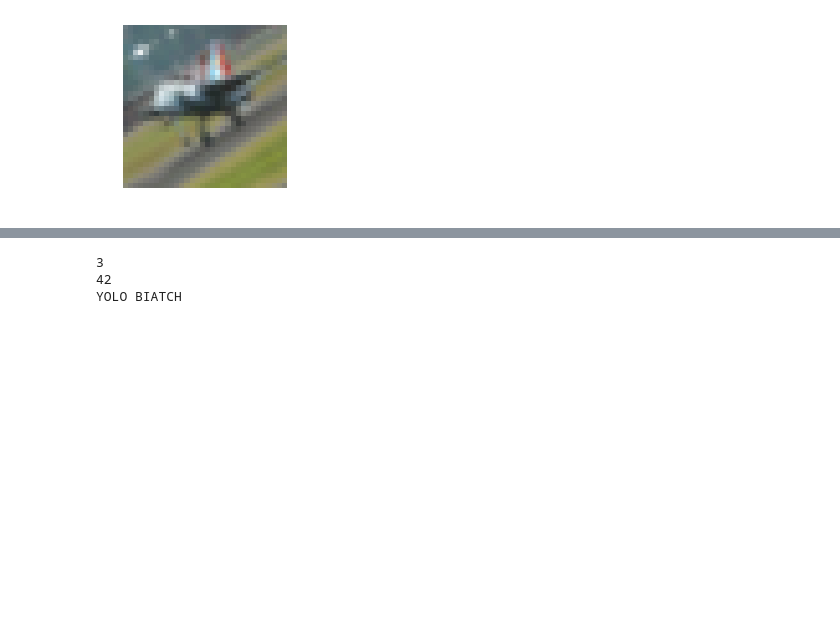
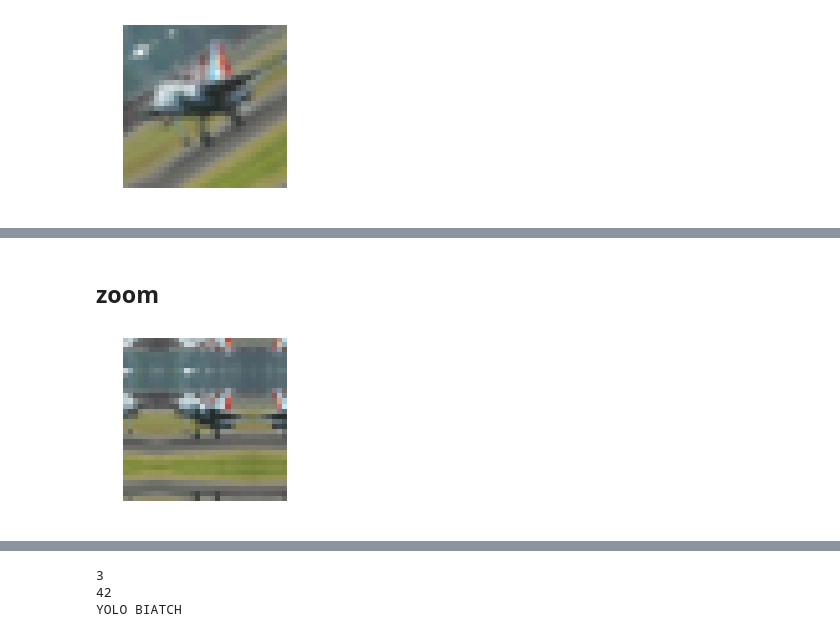
Before and after one commit to anhquan0412/fastai_v1, a Jupyter notebook: my_note/002_images.ipynb, the cells around one changed output, grey strips where cells are left out. Saved outputs shown, nothing was run; the diff lists cells and outputs as text; code cells hidden in the pictures; blank space fills up the shorter version.

```diff
--- a/my_note/002_images.ipynb
+++ b/my_note/002_images.ipynb
@@ -1195,6 +1281,9 @@ def grid_sample(x:TensorImage, coords:FlowField, mode:str='bilinear', padding_mo
     return F.grid_sample(x[None], coords, mode=mode, padding_mode=padding_mode)[0]
 
 def affine_grid(size:TensorImageSize)->FlowField:
+    '''
+    Create a (1,h,w,2) contains coord (x,y) on an evenly separated grid from -1 to 1. See example c_temp below
+    '''
     size = ((1,)+size)
     N, C, H, W = size
     grid = FloatTensor(N, H, W, 2)
@@ -1292,0 +1409,40 @@ xi().affine(rotate, 30).show()
+# %%
+#export
+class TfmAffine(Transform):
+    "Wraps affine tfm funcs"
+    order,_wrap = 5,'affine'
+class TfmPixel(Transform):
+    "Wraps pixel tfm funcs"
+    order,_wrap = 10,'pixel'
+
+@TfmAffine
+def rotate(degrees:uniform):
+    "Affine func that rotates the image"
+    angle = degrees * math.pi / 180
+    return [[cos(angle), -sin(angle), 0.],
+            [sin(angle),  cos(angle), 0.],
+            [0.        ,  0.        , 1.]]
+
+def get_zoom_mat(sw:float, sh:float, c:float, r:float)->AffineMatrix:
+    "`sw`,`sh` scale width,height - `c`,`r` focus col,row"
+    return [[sw, 0,  c],
+            [0, sh,  r],
+            [0,  0, 1.]]
+
+@TfmAffine
+def zoom(scale:uniform=1.0, row_pct:uniform=0.5, col_pct:uniform=0.5):
+    "Zoom image by `scale`. `row_pct`,`col_pct` select focal point of zoom"
+    s = 1-1/scale
+    col_c = s * (2*col_pct - 1)
+    row_c = s * (2*row_pct - 1)
+    return get_zoom_mat(1/scale, 1/scale, col_c, row_c)
+
+@TfmAffine
+def squish(scale:uniform=1.0, row_pct:uniform=0.5, col_pct:uniform=0.5):
+    "Squish image by `scale`. `row_pct`,`col_pct` select focal point of zoom"
+    if scale <= 1:
+        col_c = (1-scale) * (2*col_pct - 1)
+        return get_zoom_mat(scale, 1, col_c, 0.)
+    else:
+        row_c = (1-1/scale) * (2*row_pct - 1)
+        return get_zoom_mat(1, 1/scale, 0., row_c)
@@ -1292,0 +1457,6 @@ xi().affine(rotate, 30).show()
+# %% [markdown]
+## zoom
+# %%
+zoom(xi(), 0.6).show()
+# %% [output]
+[figure, added]
```
Also changed, not shown: parts of 107 cells of this notebook.
